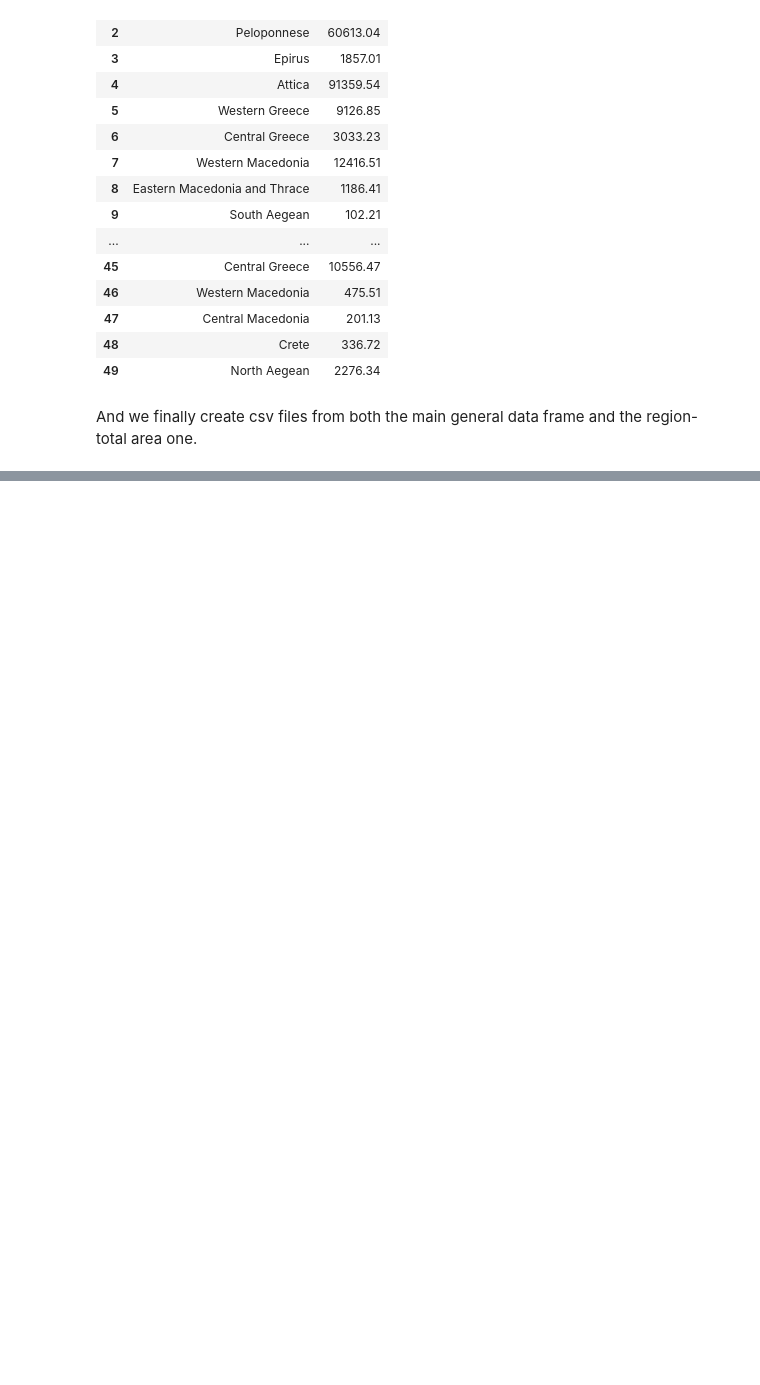
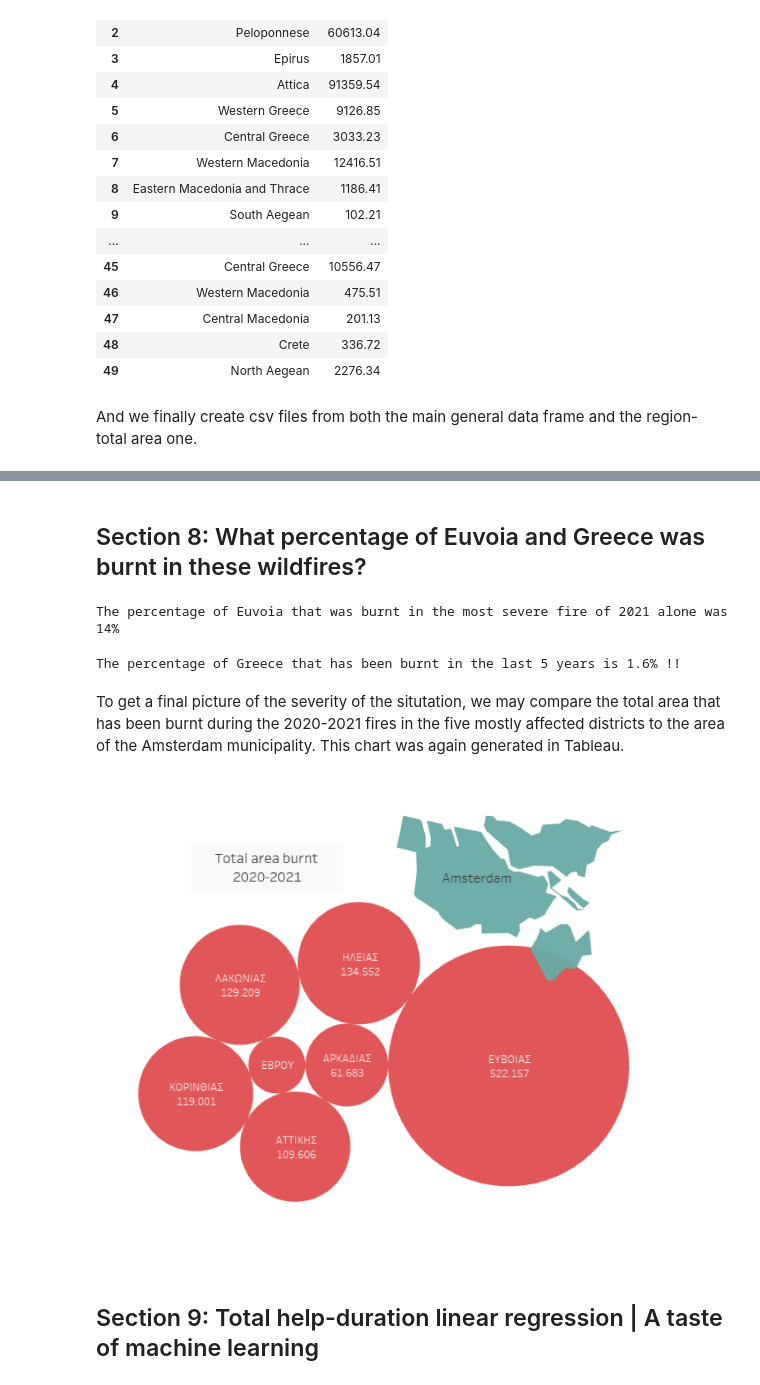
Before and after one commit to michailangelospierratos/Fires_in_Greece, a Jupyter notebook: Project - Fires in Greece 2022.ipynb, the cells around one changed output, grey strips where cells are left out. Cells and saved outputs as stored; diff of their text form; code cells hidden in the pictures; blank space fills up the shorter version.

```diff
--- a/Project - Fires in Greece 2022.ipynb
+++ b/Project - Fires in Greece 2022.ipynb
@@ -1045,0 +991,30 @@ fire_tableau.to_csv('FIRE.csv',index=False)
+# %% [markdown]
+## Section 8: What percentage of Euvoia and Greece was burnt in these wildfires?
+# %%
+euvoia_area = 3654*1000
+percnt = worst_fires.loc[fire.sort_values('total_area',ascending=False).total_area.head(1).index,'total_area'] / euvoia_area *100
+
+print(f'The percentage of Euvoia that was burnt in the most severe fire of 2021 alone was {int(percnt)}%')
+# %% [output]
+The percentage of Euvoia that was burnt in the most severe fire of 2021 alone was 14%
+# %%
+greece_area = 131957*1000
+total_area_burnt = fire.total_area.sum()
+percnt_total =  total_area_burnt/greece_area
+
+print(f'The percentage of Greece that has been burnt in the last 5 years is {round(percnt_total*100,1)}% !!')
+# %% [output]
+The percentage of Greece that has been burnt in the last 5 years is 1.6% !!
+# %% [markdown]
+To get a final picture of the severity of the situtation, we may compare the total area that has been burnt during the 2020-2021 fires in the five mostly affected districts to the area of the Amsterdam municipality. This chart was again generated in Tableau.
+# %%
+img_Tableau_2 = Image.open('Greek fires - Amsterdam.png')
+
+plt.figure(figsize=(13,8))
+plt.imshow(img_Tableau_2)
+plt.axis('off')
+plt.show()
+# %% [output]
+[figure, added]
+# %% [markdown]
+## Section 9: Total help-duration linear regression | A taste of machine learning
```
Also changed, not shown: parts of 100 cells of this notebook.
